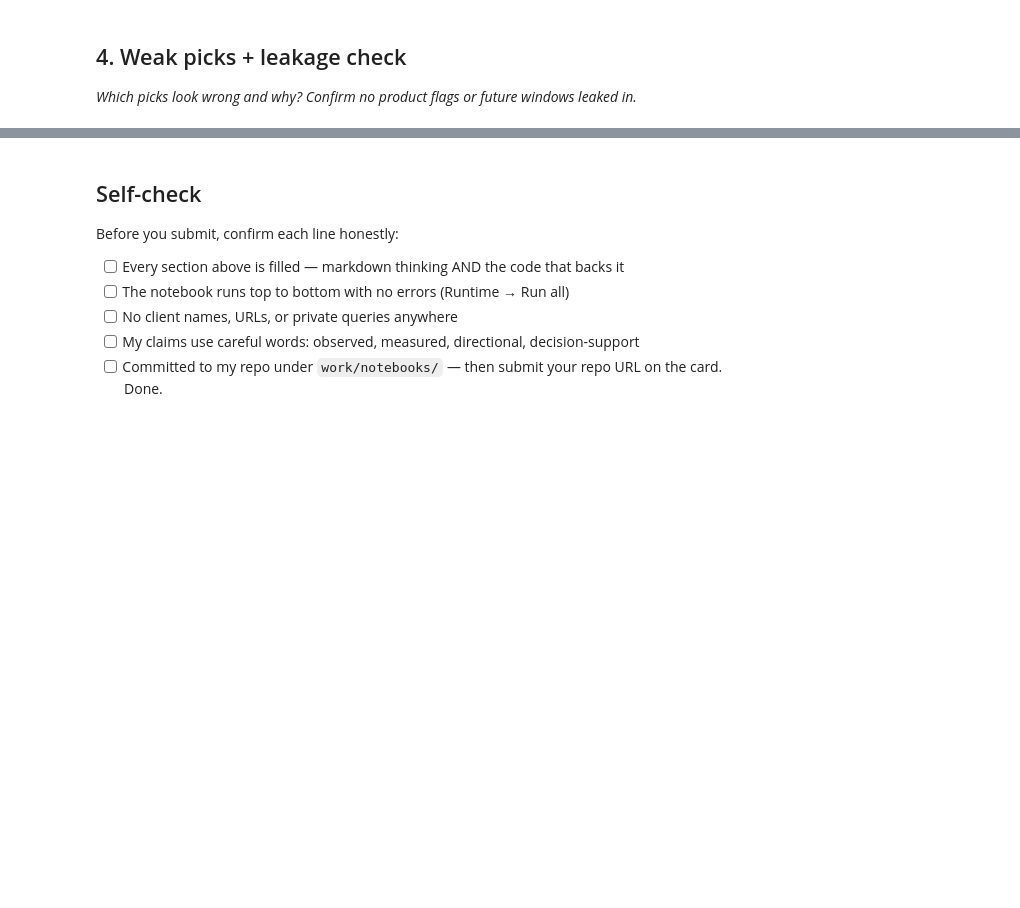
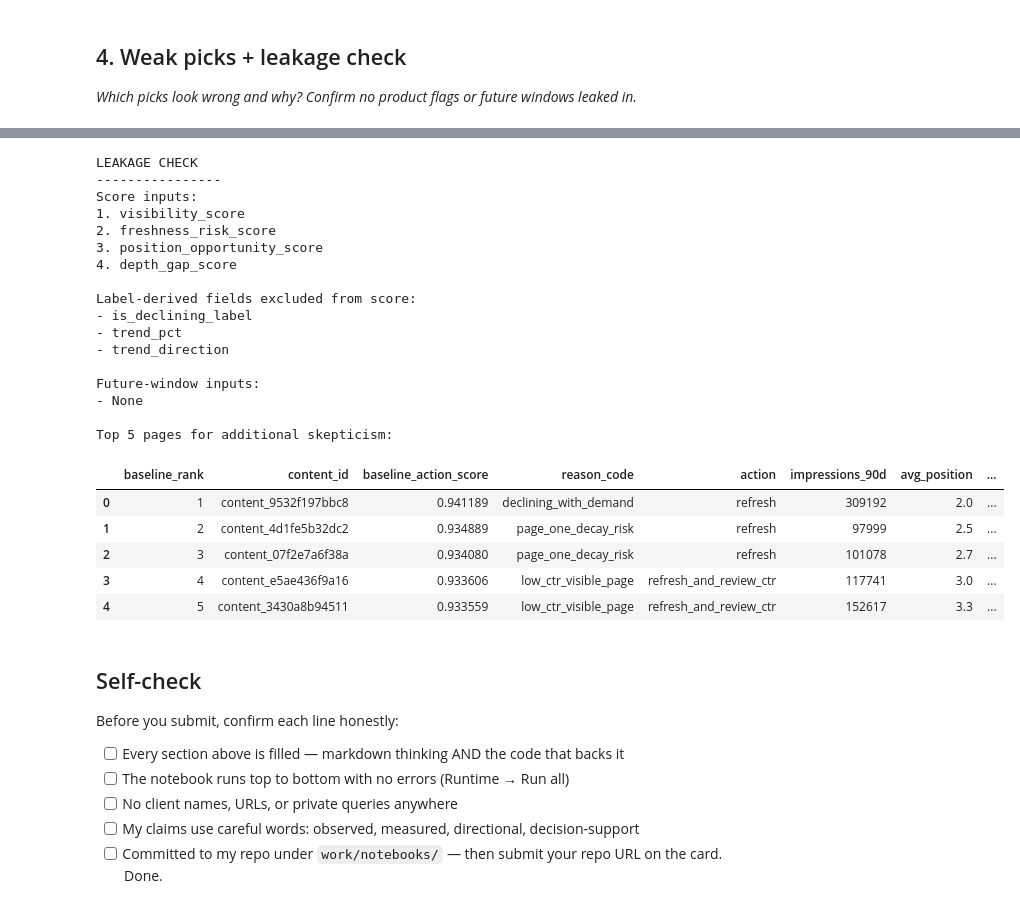
Before and after one commit to saisathwik2703/flyrank-ml-internship-starter, a Jupyter notebook: work/notebooks/w04_baseline_score.ipynb, the cells around one changed output, grey strips where cells are left out. Cells and saved outputs as stored; diff of their text form; code cells hidden in the pictures; blank space fills up the shorter version.

```diff
--- a/work/notebooks/w04_baseline_score.ipynb
+++ b/work/notebooks/w04_baseline_score.ipynb
@@ -37,3 +592,63 @@ This skeleton is yours to fill. Work the sections **in order** — each one has
+# %%
+# This cell is for CODE (numbers, a query, a check).
+print("LEAKAGE CHECK")
+print("----------------")
+
+print("Score inputs:")
+print("1. visibility_score")
+print("2. freshness_risk_score")
+print("3. position_opportunity_score")
+print("4. depth_gap_score")
+
+print("\nLabel-derived fields excluded from score:")
+print("- is_declining_label")
+print("- trend_pct")
+print("- trend_direction")
+
+print("\nFuture-window inputs:")
+print("- None")
+
+print("\nTop 5 pages for additional skepticism:")
+
+display(
+    queue[
+        [
+            "baseline_rank",
+            "content_id",
+            "baseline_action_score",
+            "reason_code",
+            "action",
+            "impressions_90d",
+            "avg_position",
+            "days_since_last_update",
+            "word_count"
+        ]
+    ].head(5)
+)
+# %% [output]
+LEAKAGE CHECK
+----------------
+Score inputs:
+1. visibility_score
+2. freshness_risk_score
+3. position_opportunity_score
+4. depth_gap_score
+
+Label-derived fields excluded from score:
+- is_declining_label
+- trend_pct
+- trend_direction
+
+Future-window inputs:
+- None
+
+Top 5 pages for additional skepticism:
+|  | baseline_rank | content_id | baseline_action_score | reason_code | action | impressions_90d | avg_position | ... |
+| 0 | 1 | content_9532f197bbc8 | 0.941189 | declining_with_demand | refresh | 309192 | 2.0 | ... |
+| 1 | 2 | content_4d1fe5b32dc2 | 0.934889 | page_one_decay_risk | refresh | 97999 | 2.5 | ... |
+| 2 | 3 | content_07f2e7a6f38a | 0.934080 | page_one_decay_risk | refresh | 101078 | 2.7 | ... |
+| 3 | 4 | content_e5ae436f9a16 | 0.933606 | low_ctr_visible_page | refresh_and_review_ctr | 117741 | 3.0 | ... |
+| 4 | 5 | content_3430a8b94511 | 0.933559 | low_ctr_visible_page | refresh_and_review_ctr | 152617 | 3.3 | ... |
 # %% [markdown]
 ## Self-check
 
```
Also changed, not shown: parts of 14 cells of this notebook.
